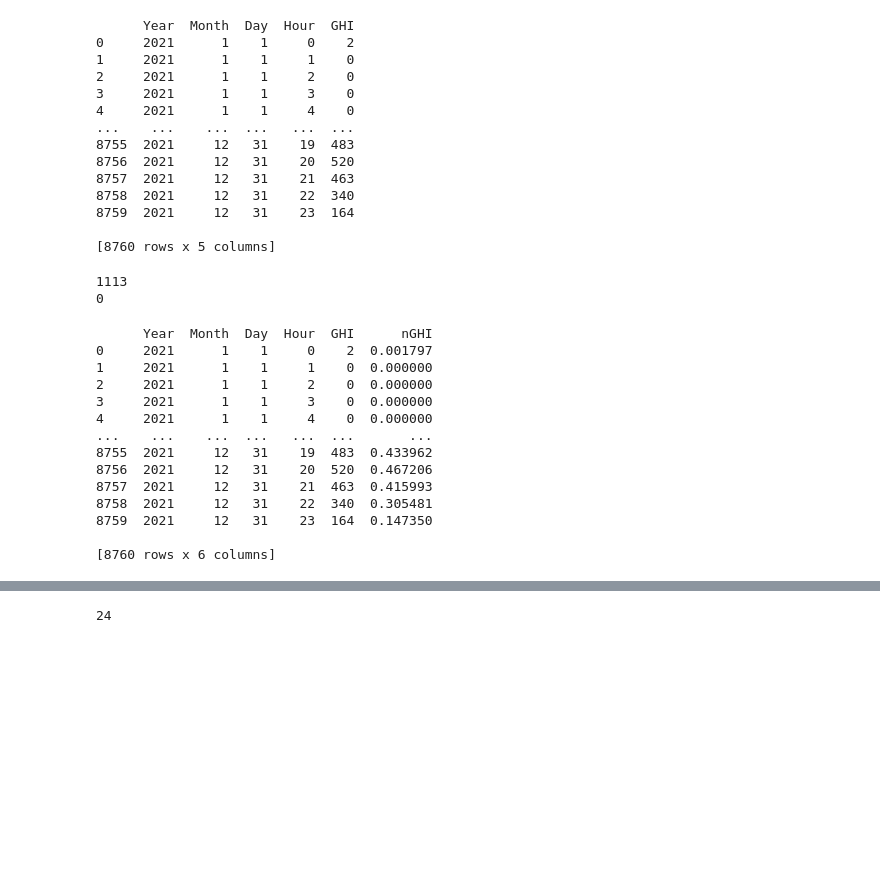
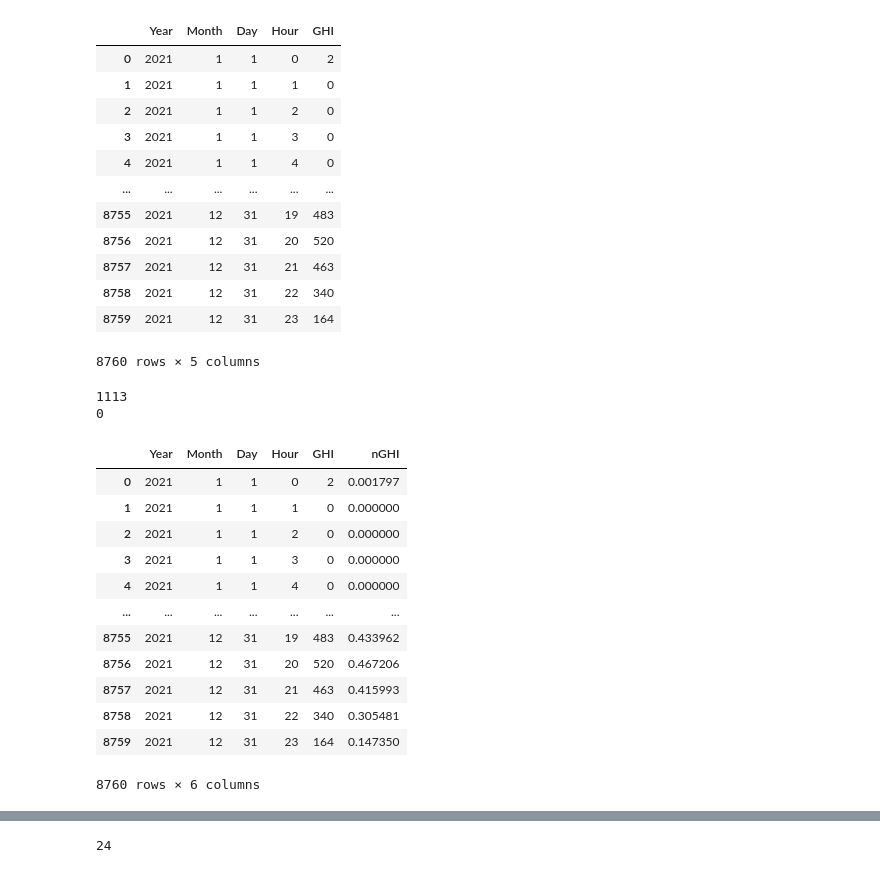
Before and after one commit to JulianEsler/7Q10, a Jupyter notebook: Hourly Solar Radiation Workbook.ipynb, the cells around one changed output, grey strips where cells are left out. Saved outputs shown, nothing was run; the diff lists cells and outputs as text; code cells hidden in the pictures; blank space fills up the shorter version.

```diff
--- a/Hourly Solar Radiation Workbook.ipynb
+++ b/Hourly Solar Radiation Workbook.ipynb
@@ -10,22 +10,21 @@ csv_file_path = '/Users/julianesler/Downloads/czoradiationmodified.csv'
 df = pd.read_csv(csv_file_path)
 
 # Display the DataFrame to check if the import was successful
-print(df)
+df
 # %% [output]
+|  | Year | Month | Day | Hour | GHI |
+| 0 | 2021 | 1 | 1 | 0 | 2 |
+| 1 | 2021 | 1 | 1 | 1 | 0 |
+| 2 | 2021 | 1 | 1 | 2 | 0 |
+| 3 | 2021 | 1 | 1 | 3 | 0 |
+| 4 | 2021 | 1 | 1 | 4 | 0 |
+| ... | ... | ... | ... | ... | ... |
+| 8755 | 2021 | 12 | 31 | 19 | 483 |
+| 8756 | 2021 | 12 | 31 | 20 | 520 |
+| 8757 | 2021 | 12 | 31 | 21 | 463 |
+| 8758 | 2021 | 12 | 31 | 22 | 340 |
+| 8759 | 2021 | 12 | 31 | 23 | 164 |
-      Year  Month  Day  Hour  GHI
-0     2021      1    1     0    2
-1     2021      1    1     1    0
-2     2021      1    1     2    0
-3     2021      1    1     3    0
-4     2021      1    1     4    0
-...    ...    ...  ...   ...  ...
-8755  2021     12   31    19  483
-8756  2021     12   31    20  520
-8757  2021     12   31    21  463
-8758  2021     12   31    22  340
-8759  2021     12   31    23  164
-
-[8760 rows x 5 columns]
+8760 rows × 5 columns
 # %%
 print(df['GHI'].max())
 print(df['GHI'].min())
@@ -34,22 +33,21 @@ print(df['GHI'].min())
 0
 # %%
 df['nGHI'] = df['GHI']/1113
-print (df)
+df
 # %% [output]
+|  | Year | Month | Day | Hour | GHI | nGHI |
+| 0 | 2021 | 1 | 1 | 0 | 2 | 0.001797 |
+| 1 | 2021 | 1 | 1 | 1 | 0 | 0.000000 |
+| 2 | 2021 | 1 | 1 | 2 | 0 | 0.000000 |
+| 3 | 2021 | 1 | 1 | 3 | 0 | 0.000000 |
+| 4 | 2021 | 1 | 1 | 4 | 0 | 0.000000 |
+| ... | ... | ... | ... | ... | ... | ... |
+| 8755 | 2021 | 12 | 31 | 19 | 483 | 0.433962 |
+| 8756 | 2021 | 12 | 31 | 20 | 520 | 0.467206 |
+| 8757 | 2021 | 12 | 31 | 21 | 463 | 0.415993 |
+| 8758 | 2021 | 12 | 31 | 22 | 340 | 0.305481 |
+| 8759 | 2021 | 12 | 31 | 23 | 164 | 0.147350 |
-      Year  Month  Day  Hour  GHI      nGHI
-0     2021      1    1     0    2  0.001797
-1     2021      1    1     1    0  0.000000
-2     2021      1    1     2    0  0.000000
-3     2021      1    1     3    0  0.000000
-4     2021      1    1     4    0  0.000000
-...    ...    ...  ...   ...  ...       ...
-8755  2021     12   31    19  483  0.433962
-8756  2021     12   31    20  520  0.467206
-8757  2021     12   31    21  463  0.415993
-8758  2021     12   31    22  340  0.305481
-8759  2021     12   31    23  164  0.147350
-
-[8760 rows x 6 columns]
+8760 rows × 6 columns
 # %%
 # Group by "Month" and "Day" columns and aggregate values into lists
 grouped_df = df.groupby(['Month', 'Hour'])['nGHI'].agg(list).reset_index()
```
Also changed, not shown: parts of 4 cells of this notebook.
